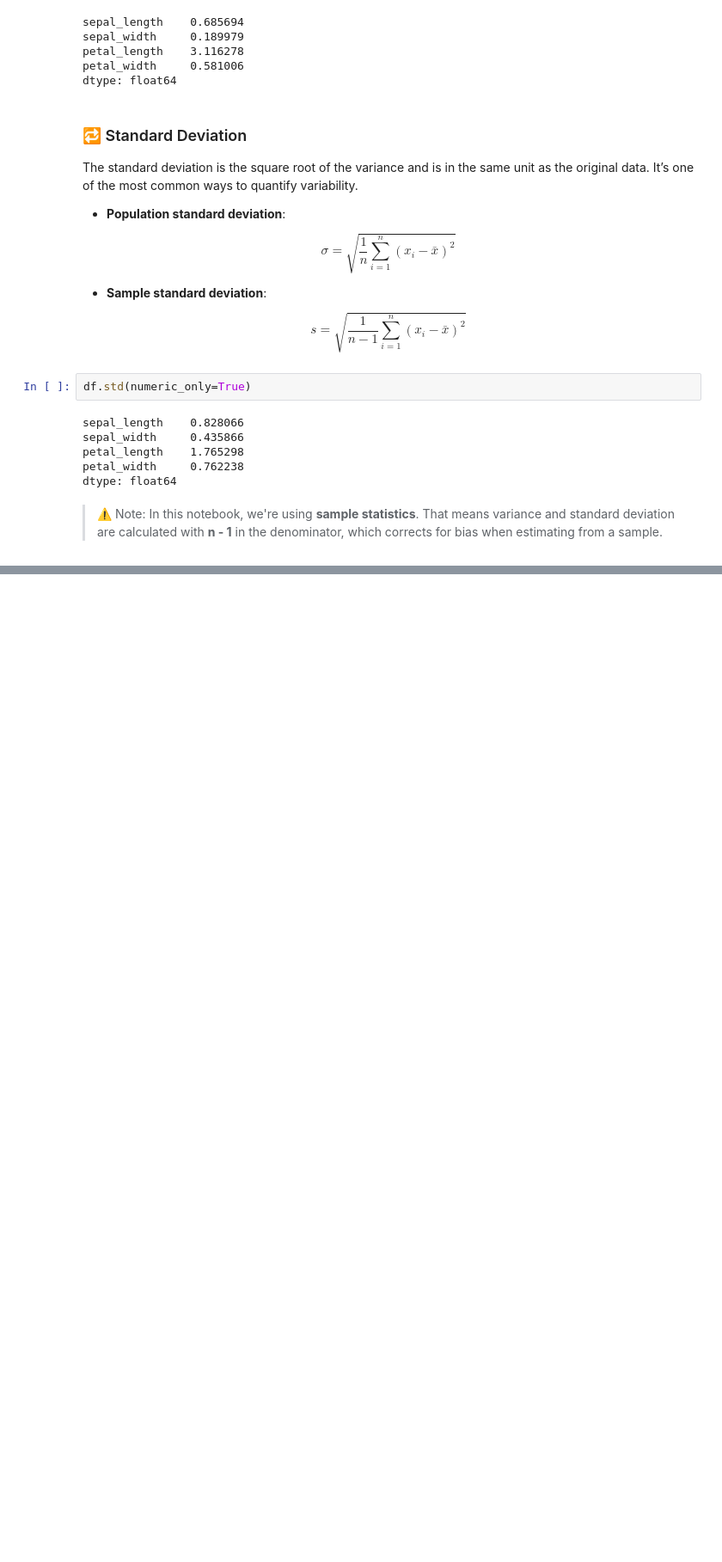
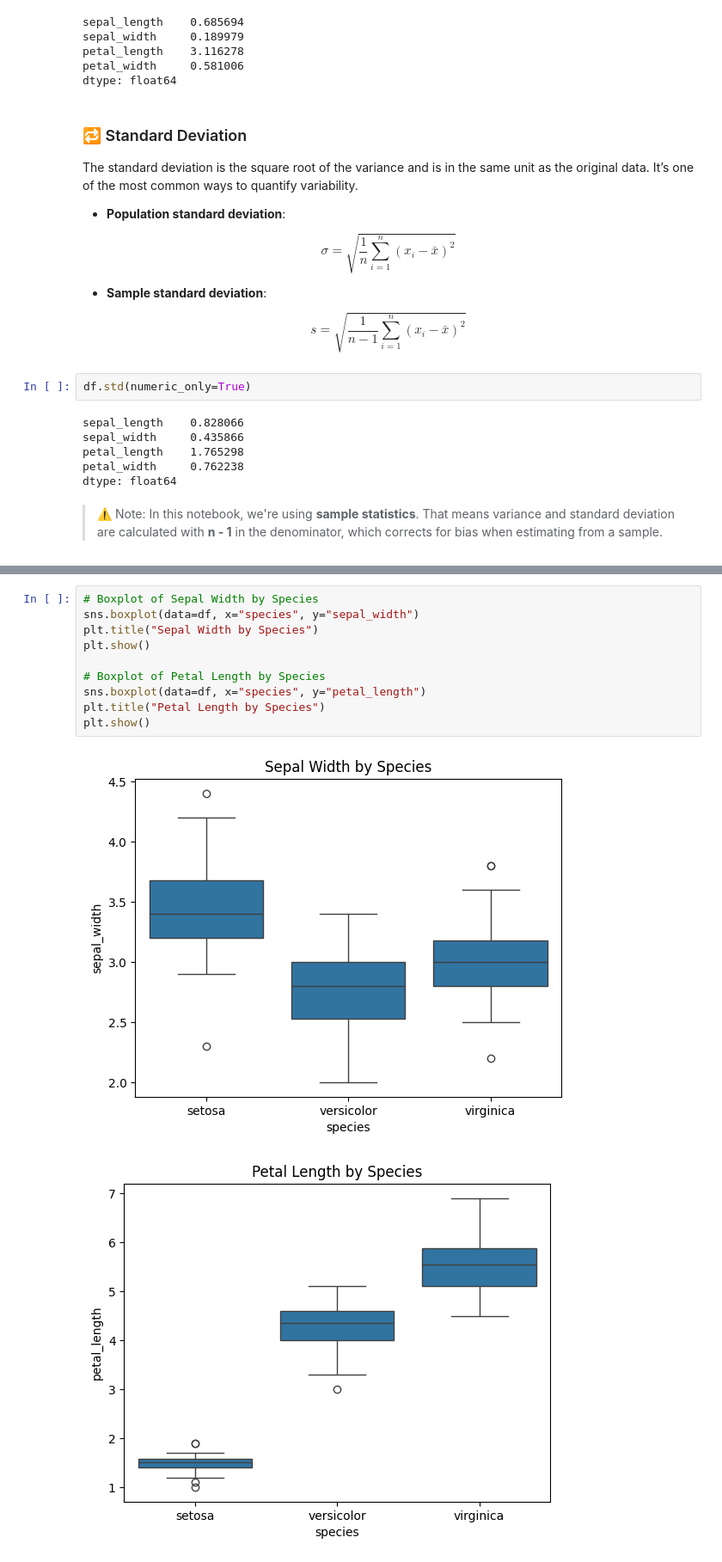
Before and after one commit to almarinho91/iris-eda, a Jupyter notebook: iris_eda.ipynb, the cells around one changed output, grey strips where cells are left out. Shown: that part at 86% size. Saved outputs shown, nothing was run; the diff lists cells and outputs as text; blank space fills up the shorter version.

```diff
--- a/iris_eda.ipynb
+++ b/iris_eda.ipynb
@@ -222,0 +269,13 @@ In classification problems, features with **greater variability** often provide
+# %%
+# Boxplot of Sepal Width by Species
+sns.boxplot(data=df, x="species", y="sepal_width")
+plt.title("Sepal Width by Species")
+plt.show()
+
+# Boxplot of Petal Length by Species
+sns.boxplot(data=df, x="species", y="petal_length")
+plt.title("Petal Length by Species")
+plt.show()
+# %% [output]
+[figure, added]
+[figure, added]
```
Also changed, not shown: parts of 27 cells of this notebook, 2 other files.
